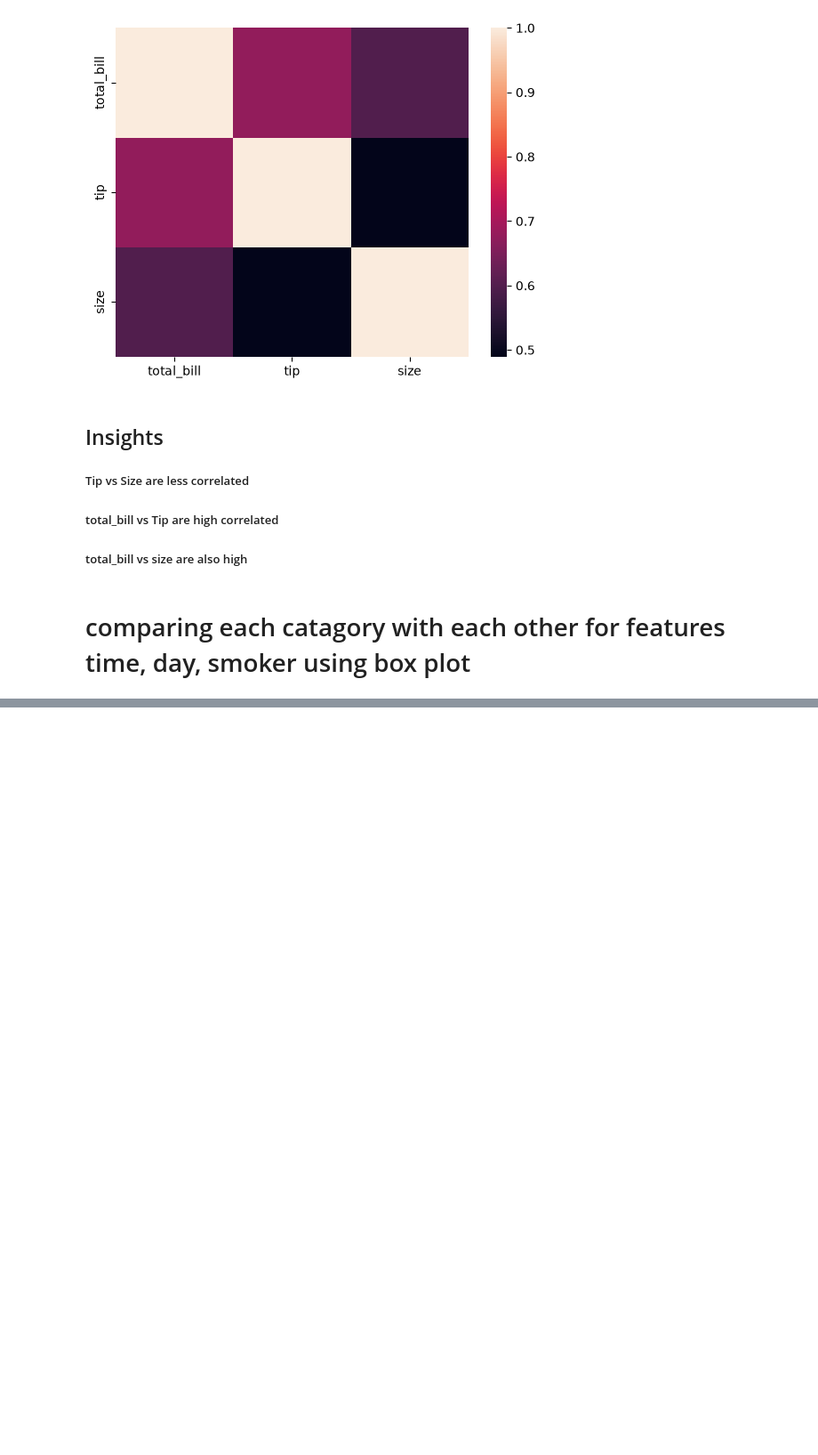
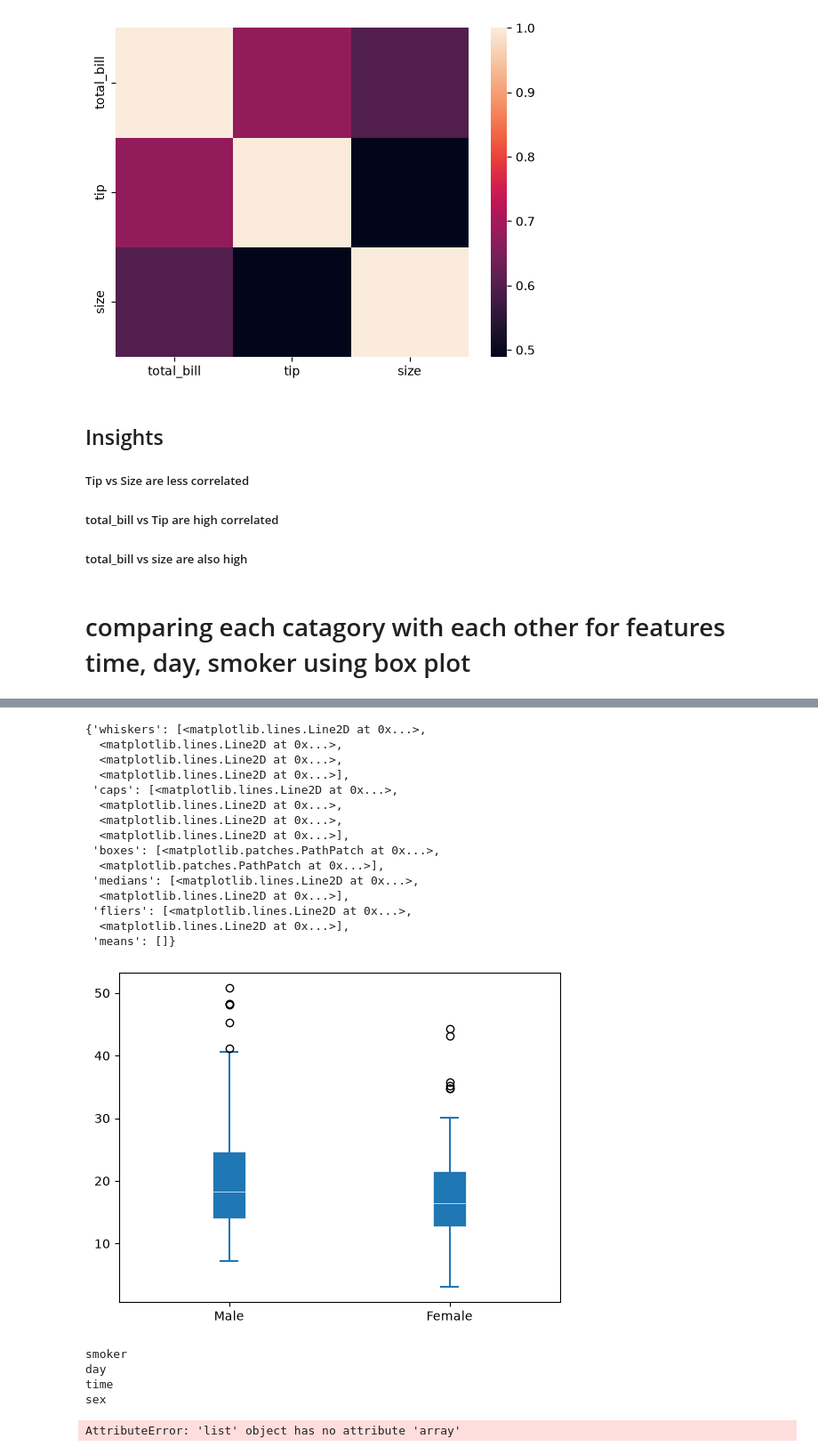
Before and after one commit to MagarVivek009/Exploratory-Data-Analysis-EDA-, a Jupyter notebook: tips.ipynb, the cells around one changed output, grey strips where cells are left out. Shown at 89% size. Cells and saved outputs as stored; diff of their text form; code cells hidden in the pictures; blank space fills up the shorter version.

```diff
--- a/tips.ipynb
+++ b/tips.ipynb
@@ -225,0 +272,44 @@ sns.heatmap(df2,xticklabels=var, yticklabels=var)
+# %%
+#x = np.random.randint(1, 50, size = 200)
+fig, ax = plt.subplots()
+ax.boxplot([df[df["sex"] == "Male"]["total_bill"],
+                df[df["sex"] == "Female"]["total_bill"]],
+                patch_artist = True, tick_labels = ["Male", "Female"],
+                medianprops={"color": "white", "linewidth": 0.5},
+                boxprops={"facecolor": "C0", "edgecolor": "white","linewidth": 0.5},
+                whiskerprops={"color": "C0", "linewidth": 1.5},
+                capprops={"color": "C0", "linewidth": 1.5}
+                )
+# %% [output]
+{'whiskers': [<matplotlib.lines.Line2D at 0x...>,
+  <matplotlib.lines.Line2D at 0x...>,
+  <matplotlib.lines.Line2D at 0x...>,
+  <matplotlib.lines.Line2D at 0x...>],
+ 'caps': [<matplotlib.lines.Line2D at 0x...>,
+  <matplotlib.lines.Line2D at 0x...>,
+  <matplotlib.lines.Line2D at 0x...>,
+  <matplotlib.lines.Line2D at 0x...>],
+ 'boxes': [<matplotlib.patches.PathPatch at 0x...>,
+  <matplotlib.patches.PathPatch at 0x...>],
+ 'medians': [<matplotlib.lines.Line2D at 0x...>,
+  <matplotlib.lines.Line2D at 0x...>],
+ 'fliers': [<matplotlib.lines.Line2D at 0x...>,
+  <matplotlib.lines.Line2D at 0x...>],
+ 'means': []}
+[figure, added]
+# %%
+cat = ["smoker", "day","time","sex"]
+catt = iter(cat)
+for i in range(4):
+    print(next(catt))
+# %% [output]
+smoker
+day
+time
+sex
+# %%
+fig,ax = plt.subplots()
+
+ax.boxplot()
+# %% [output]
+AttributeError: 'list' object has no attribute 'array'
```
Also changed, not shown: parts of 4 cells of this notebook.
